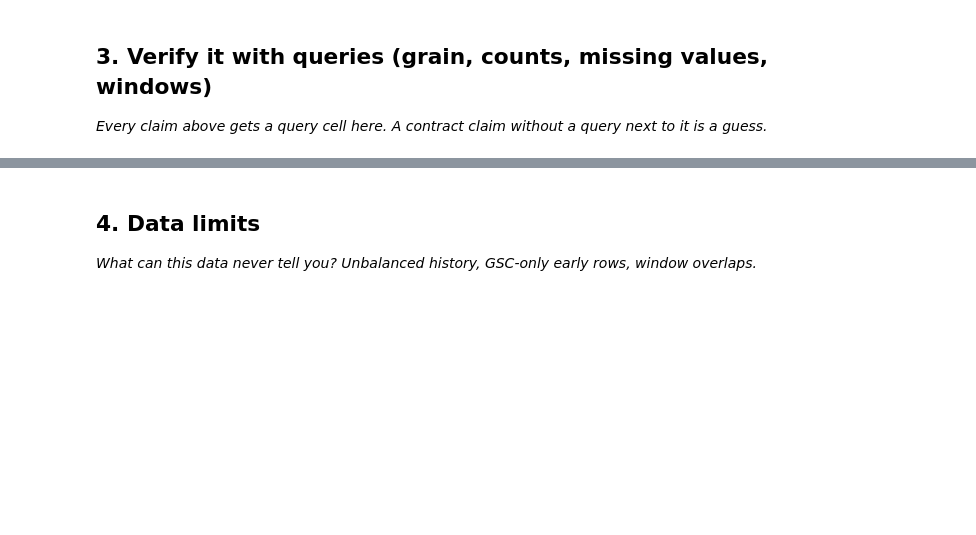
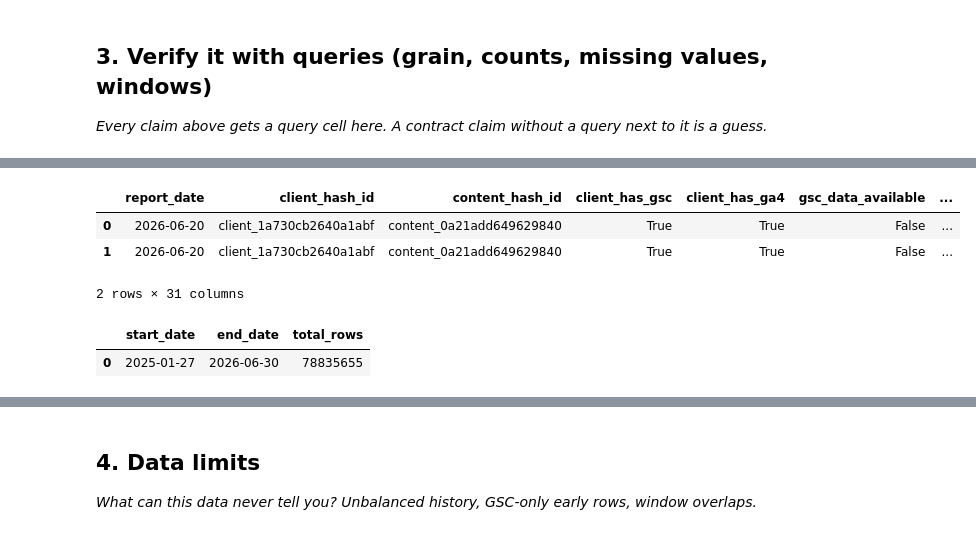
Before and after one commit to Sidd13789/flyrank-ml-internship, a Jupyter notebook: work/notebooks/w03_data_contract.ipynb, the cells around one changed output, grey strips where cells are left out. Saved outputs shown, nothing was run; the diff lists cells and outputs as text; code cells hidden in the pictures; blank space fills up the shorter version.

```diff
--- a/work/notebooks/w03_data_contract.ipynb
+++ b/work/notebooks/w03_data_contract.ipynb
@@ -20,0 +117,23 @@ This skeleton is yours to fill. Work the sections **in order** — each one has
+# %%
+con.sql(f"""
+SELECT *
+FROM {TABLES['fact_daily']}
+WHERE content_hash_id = 'content_0a21add649629840'
+  AND report_date = DATE '2026-06-20'
+""").df()
+# %% [output]
+|  | report_date | client_hash_id | content_hash_id | client_has_gsc | client_has_ga4 | gsc_data_available | ... |
+| 0 | 2026-06-20 | client_1a730cb2640a1abf | content_0a21add649629840 | True | True | False | ... |
+| 1 | 2026-06-20 | client_1a730cb2640a1abf | content_0a21add649629840 | True | True | False | ... |
+2 rows × 31 columns
+# %%
+con.sql(f"""
+SELECT
+    MIN(report_date) AS start_date,
+    MAX(report_date) AS end_date,
+    COUNT(*) AS total_rows
+FROM {TABLES['fact_daily']}
+""").df()
+# %% [output]
+|  | start_date | end_date | total_rows |
+| 0 | 2025-01-27 | 2026-06-30 | 78835655 |
```
Also changed, not shown: parts of 9 cells of this notebook.
